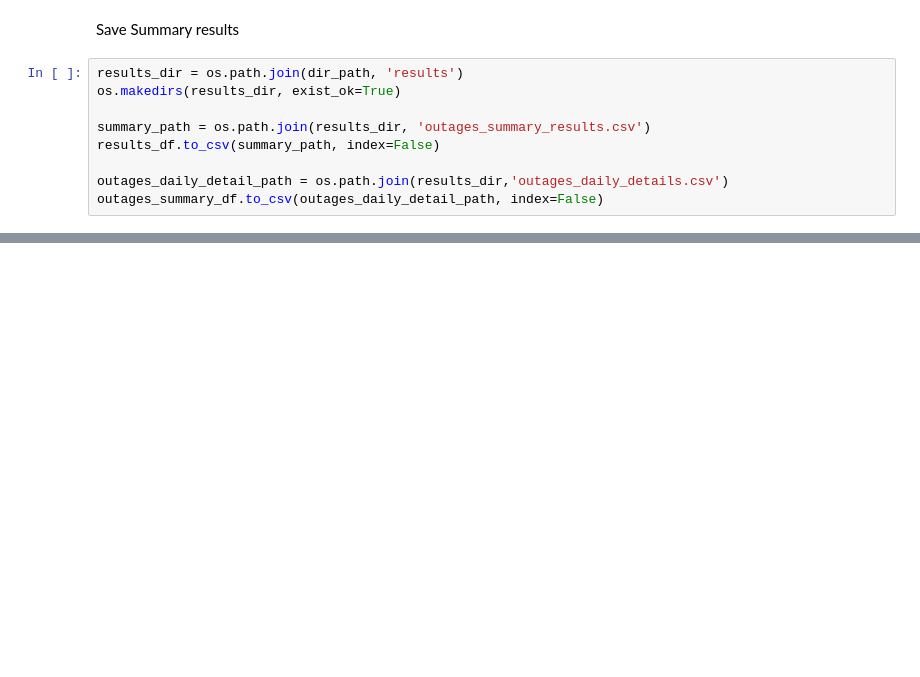
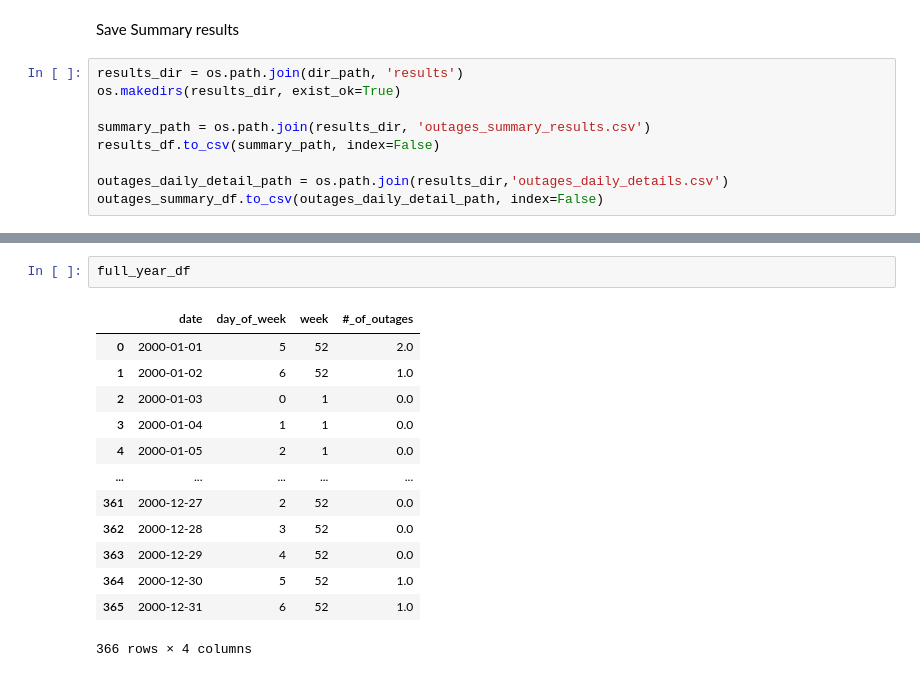
Before and after one commit to npwelsh/8760-Load-Analysis, a Jupyter notebook: 8760_code_multiple_csvs.ipynb, the cells around one changed output, grey strips where cells are left out. Cells and saved outputs as stored; diff of their text form; blank space fills up the shorter version.

```diff
--- a/8760_code_multiple_csvs.ipynb
+++ b/8760_code_multiple_csvs.ipynb
@@ -159,0 +224,16 @@ outages_summary_df.to_csv(outages_daily_detail_path, index=False)
+# %%
+full_year_df
+# %% [output]
+|  | date | day_of_week | week | #_of_outages |
+| 0 | 2000-01-01 | 5 | 52 | 2.0 |
+| 1 | 2000-01-02 | 6 | 52 | 1.0 |
+| 2 | 2000-01-03 | 0 | 1 | 0.0 |
+| 3 | 2000-01-04 | 1 | 1 | 0.0 |
+| 4 | 2000-01-05 | 2 | 1 | 0.0 |
+| ... | ... | ... | ... | ... |
+| 361 | 2000-12-27 | 2 | 52 | 0.0 |
+| 362 | 2000-12-28 | 3 | 52 | 0.0 |
+| 363 | 2000-12-29 | 4 | 52 | 0.0 |
+| 364 | 2000-12-30 | 5 | 52 | 1.0 |
+| 365 | 2000-12-31 | 6 | 52 | 1.0 |
+366 rows × 4 columns
```
Also changed, not shown: parts of 5 cells of this notebook.
